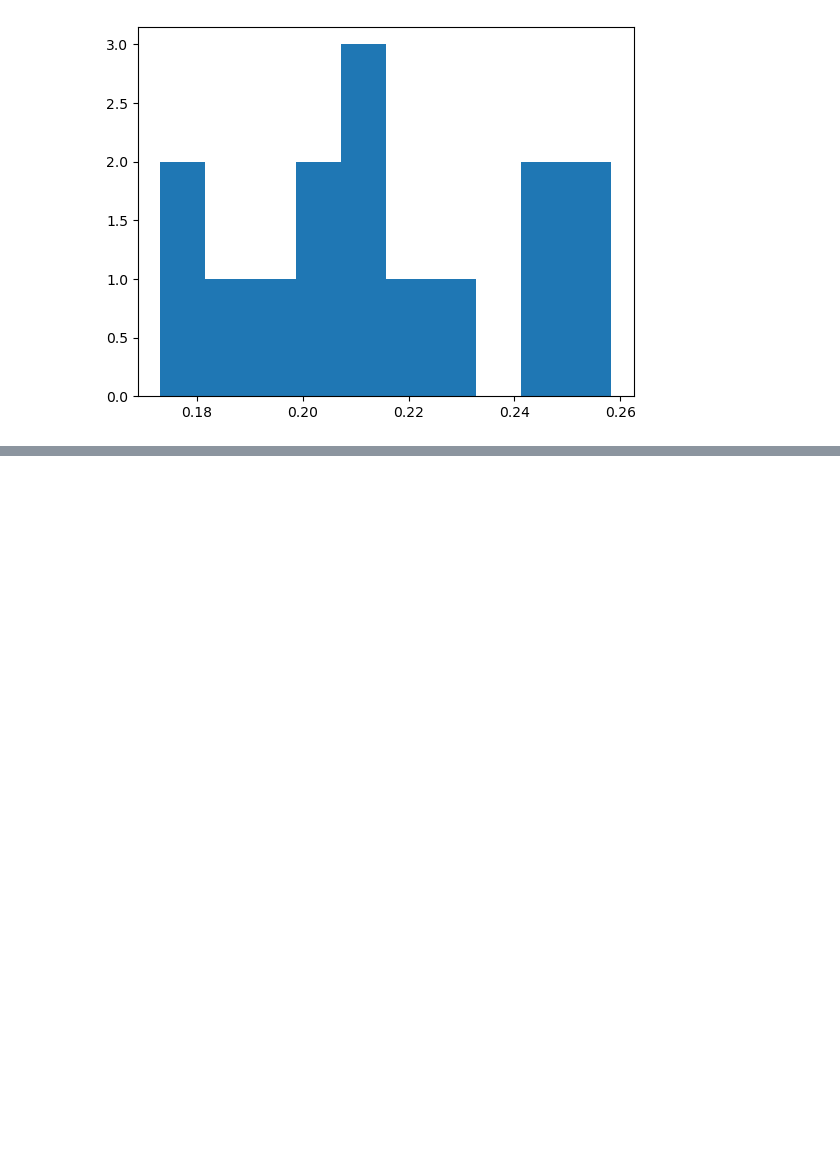
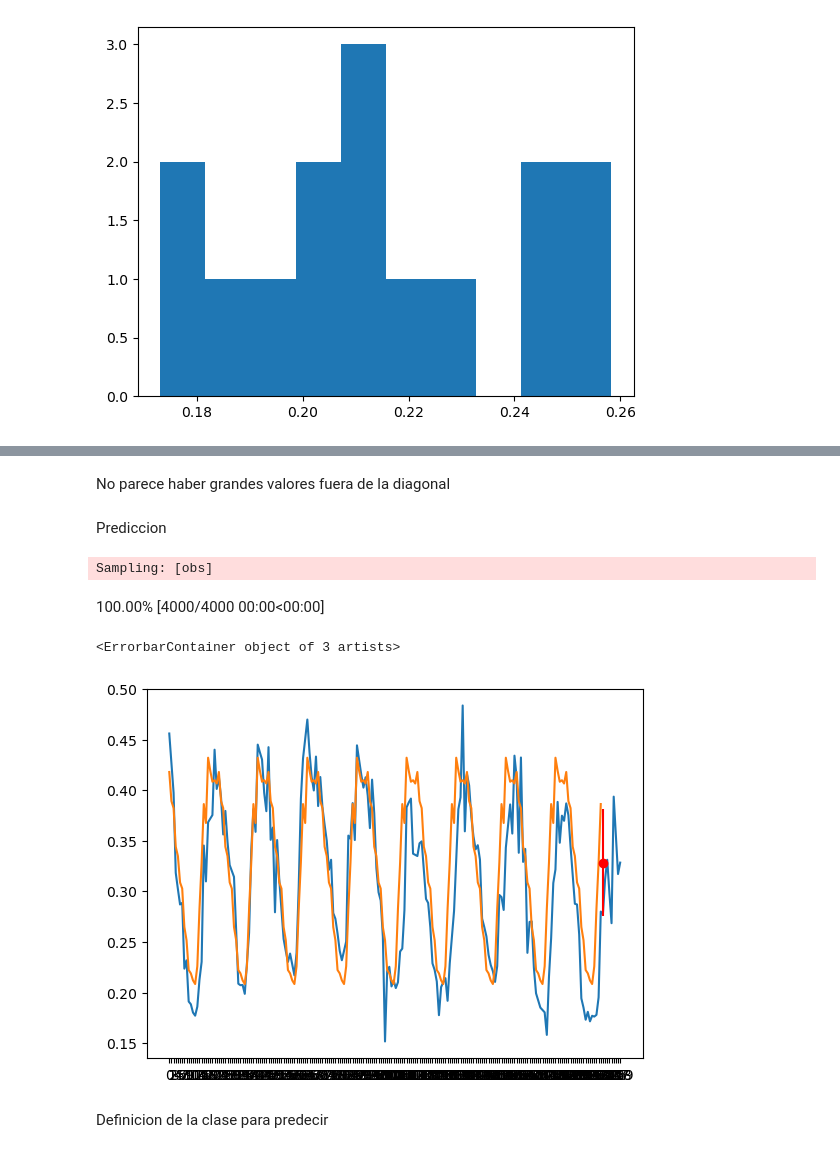
Before and after one commit to verderis/TimeSeries, a Jupyter notebook: loredo_2025.ipynb, the cells around one changed output, grey strips where cells are left out. Saved outputs shown, nothing was run; the diff lists cells and outputs as text; code cells hidden in the pictures; blank space fills up the shorter version.

```diff
--- a/loredo_2025.ipynb
+++ b/loredo_2025.ipynb
@@ -87,18 +92,23 @@ with basic_model:
 # %%
 def loredo_det(x, t, samplesPerYear):
+    """
+    A deterministic function that fills in a time series with the Loredo approach.
+    Parameters:
+    x: array-like, the input random variables vector.
+    t: int, the total length of the output time series.
+    samplesPerYear: int, the number of samples per year.
+    Returns:
+    out: array-like, the output time series of length t.
+    """
     L = t
     out = np.zeros(L)
     k = 0
     while True:
         if (k+1)*samplesPerYear < L:
-            # print(k*samplesPerYear)
-            # print((k+1)*samplesPerYear)
             out[k*samplesPerYear:(k+1)*samplesPerYear] = x[0:samplesPerYear]
             k = k+1
         else:
             diff = (k+1)*samplesPerYear - L
-            # print(k*samplesPerYear)
-            # print((k+1)*samplesPerYear-diff)
             out[k*samplesPerYear:(k+1)*samplesPerYear-diff] = x[0:samplesPerYear-diff]
             break
     return out
@@ -353,0 +349,3 @@ len(reco_)
+# %%
+trainData = testSeries[:200]
+t = len(trainData)
@@ -353,0 +388,3 @@ len(reco_)
+# %%
+with model:
+    trace = pm.sample(target_accept=0.9)
@@ -353,0 +416,27 @@ len(reco_)
+# %% [markdown]
+No parece haber grandes valores fuera de la diagonal
+# %% [markdown]
+Prediccion
+# %%
+with model:
+    ppc = pm.sample_posterior_predictive(trace, var_names=["obs"])
+# %% [output]
+Sampling: [obs]
+100.00% [4000/4000 00:00<00:00]
+# %%
+fecha_est = (t+1) % (samplesPerYear)
+est_ = ppc.posterior_predictive.obs.stack(dim=['chain', 'draw']).values
+est = est_[fecha_est,:]
+
+plt.plot(testSeries[:210])
+# plt.plot(reco)
+
+reco_ = loredo_det(x_mean, t+1, samplesPerYear)
+plt.plot(reco_)
+
+plt.errorbar(x=t+1, y=est.mean(), yerr=est.std(), fmt='o', color='red')
+# %% [output]
+<ErrorbarContainer object of 3 artists>
+[figure, added]
+# %% [markdown]
+Definicion de la clase para predecir
```
Also changed, not shown: parts of 41 cells of this notebook.
